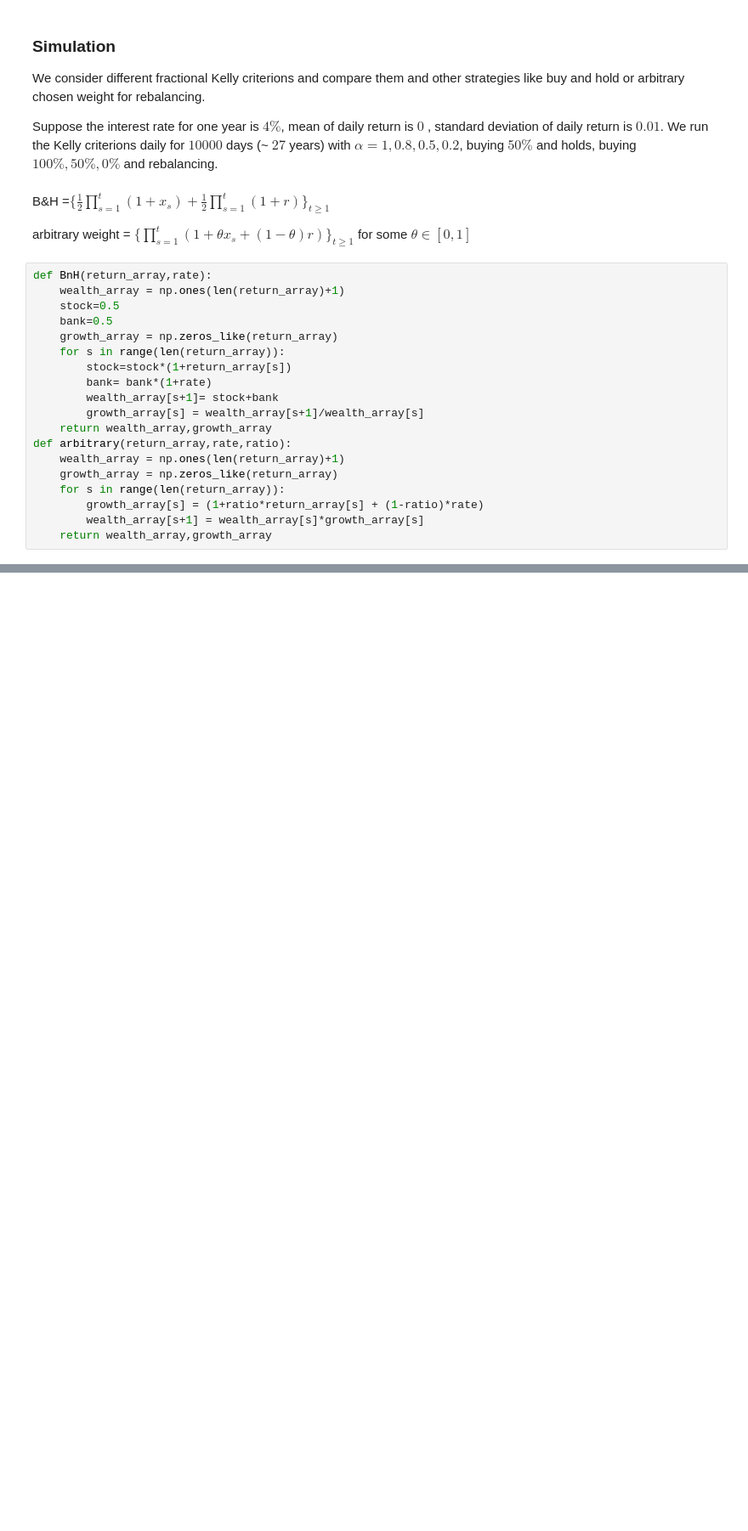
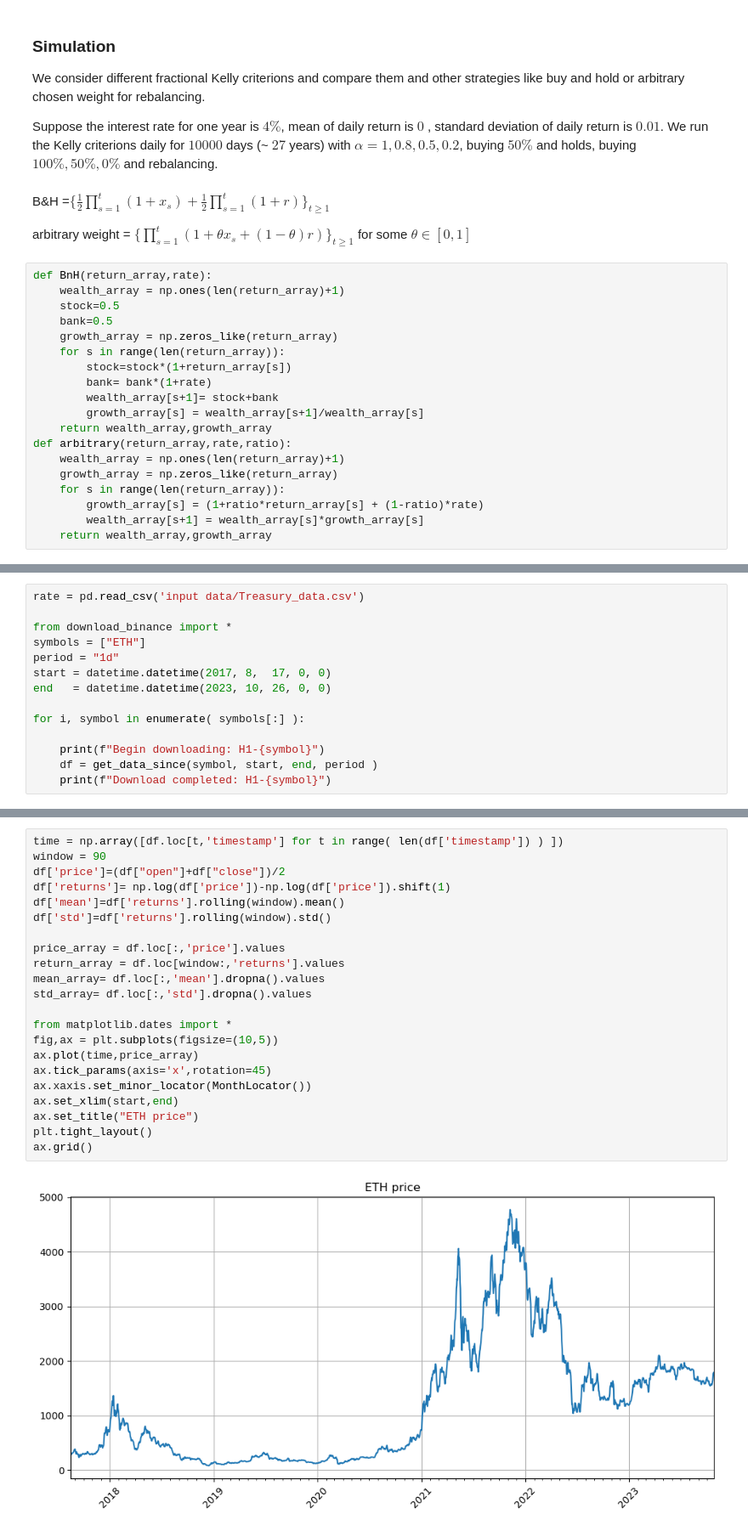
Before and after one commit to std92050/fin_math_110021515, a Jupyter notebook: Kelly criterion/Kelly_criterion.ipynb, the cells around one changed output, grey strips where cells are left out. Shown: that part at 85% size. Drawn from its saved outputs; the diff is of its cells as text; blank space fills up the shorter version.

```diff
--- a/Kelly criterion/Kelly_criterion.ipynb
+++ b/Kelly criterion/Kelly_criterion.ipynb
@@ -216,0 +131,14 @@ def long_Kelly_strat(data, period, MC=False):
+# %%
+rate = pd.read_csv('input data/Treasury_data.csv')
+
+from download_binance import *
+symbols = ["ETH"]
+period = "1d"
+start = datetime.datetime(2017, 8,  17, 0, 0)
+end   = datetime.datetime(2023, 10, 26, 0, 0)
+
+for i, symbol in enumerate( symbols[:] ):
+
+    print(f"Begin downloading: H1-{symbol}")
+    df = get_data_since(symbol, start, end, period )
+    print(f"Download completed: H1-{symbol}")
@@ -216,0 +177,24 @@ def long_Kelly_strat(data, period, MC=False):
+# %%
+time = np.array([df.loc[t,'timestamp'] for t in range( len(df['timestamp']) ) ])
+window = 90
+df['price']=(df["open"]+df["close"])/2
+df['returns']= np.log(df['price'])-np.log(df['price']).shift(1)
+df['mean']=df['returns'].rolling(window).mean()
+df['std']=df['returns'].rolling(window).std()
+
+price_array = df.loc[:,'price'].values
+return_array = df.loc[window:,'returns'].values
+mean_array= df.loc[:,'mean'].dropna().values
+std_array= df.loc[:,'std'].dropna().values
+
+from matplotlib.dates import *
+fig,ax = plt.subplots(figsize=(10,5))
+ax.plot(time,price_array)
+ax.tick_params(axis='x',rotation=45)
+ax.xaxis.set_minor_locator(MonthLocator())
+ax.set_xlim(start,end)
+ax.set_title("ETH price")
+plt.tight_layout()
+ax.grid()
+# %% [output]
+[figure, added]
```
Also changed, not shown: parts of 14 cells of this notebook, 4 other files.
